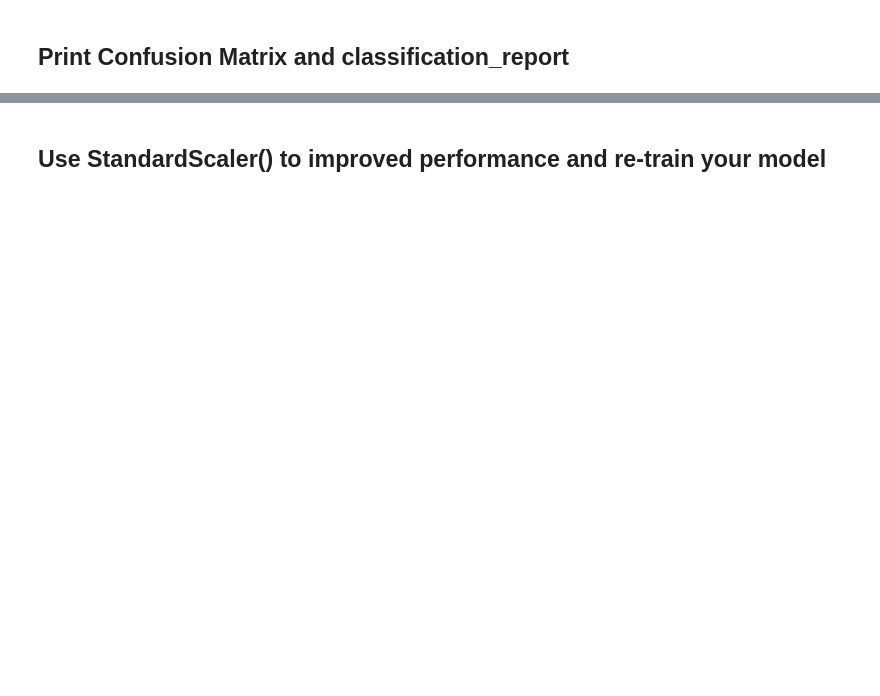
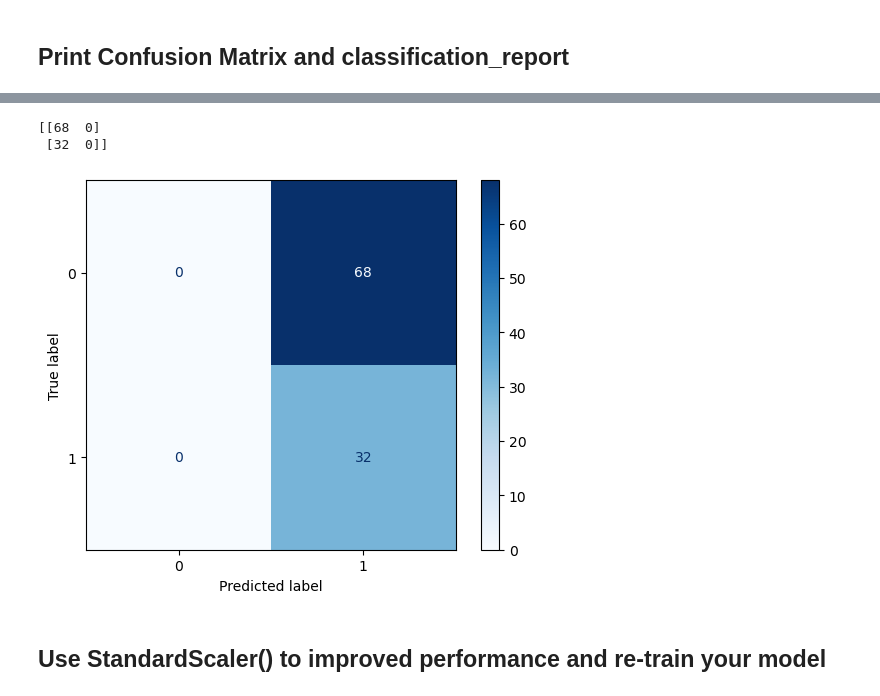
Before and after one commit to Tuwaiq-Data-Science-Bootcamp-V4/Logistic-Regression-Lab, a Jupyter notebook: LogisticRegression_Assignment.ipynb, the cells around one changed output, grey strips where cells are left out. Drawn from its saved outputs; the diff is of its cells as text; code cells hidden in the pictures; blank space fills up the shorter version.

```diff
--- a/LogisticRegression_Assignment.ipynb
+++ b/LogisticRegression_Assignment.ipynb
@@ -26,0 +11,3 @@ memory usage: 15.8+ KB
+# %%
+df = pd.read_csv('Social_Network_Ads.csv')
+df.head()
@@ -27,4 +36,7 @@ memory usage: 15.8+ KB
 # %% [markdown]
 ## Define X by selecting only the age and EstimatedSalary, and y with purchased column
+# %%
+X = df[['Age', 'EstimatedSalary']]
+y = df['Purchased']
 # %% [markdown]
 ## Print count of each label in Purchased column
@@ -46,5 +60,13 @@ Name: Purchased, dtype: int64
 # First: Logistic Regression model
 # %% [markdown]
 ## Split the dataset into Training set and Test set with test_size = 0.25 and random_state = 0
+# %%
+from sklearn.model_selection import train_test_split
+X_train, X_test, y_train, y_test = train_test_split(X, y, test_size=0.25, random_state = 0)
 # %% [markdown]
 ## Train the model with random_state = 0
+# %%
+from sklearn.linear_model import LogisticRegression
+
+LR = LogisticRegression(random_state = 0)
+LR.fit(X_train,y_train)
@@ -99,2 +128,14 @@ weighted avg       0.46      0.68      0.55       100
+# %%
+print(confusion_matrix(y_test,predictions))
+# %% [output]
+[[68  0]
+ [32  0]]
+# %%
+import matplotlib.pyplot as plt
+from sklearn.metrics import plot_confusion_matrix
+plot_confusion_matrix(LR, X_test, y_test, cmap='Blues')
+plt.show()
+# %% [output]
+[figure, added]
 # %% [markdown]
 ## Use StandardScaler() to improved performance and re-train your model
```
Also changed, not shown: parts of 28 cells of this notebook.
